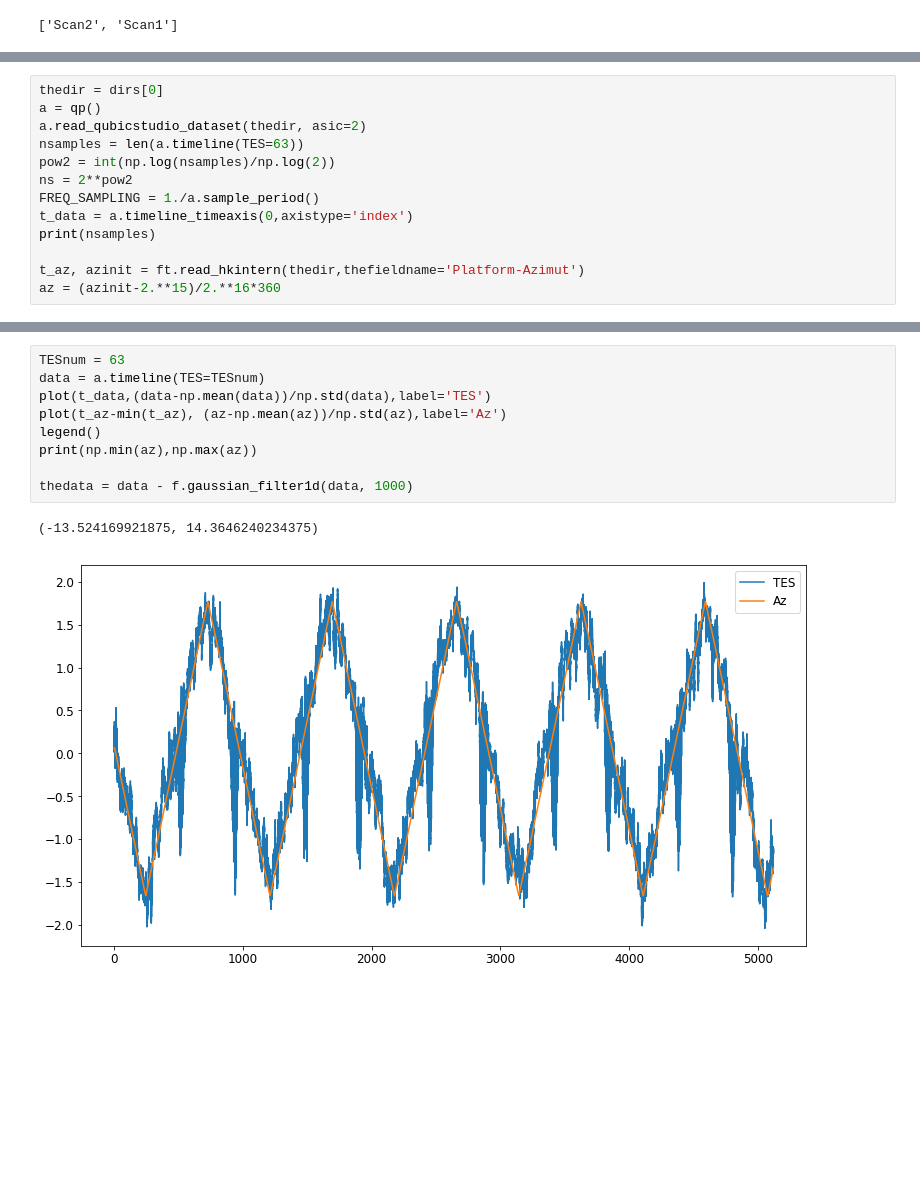
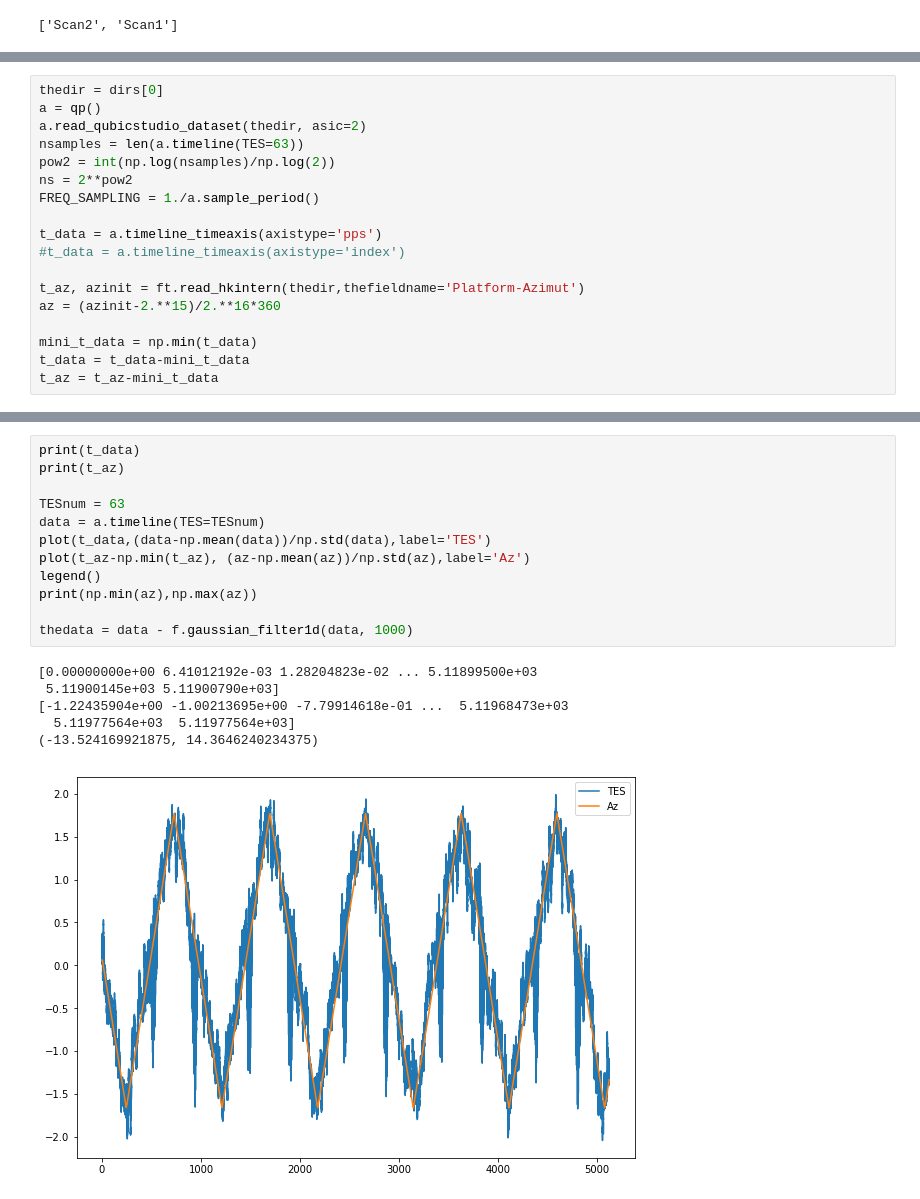
Before and after one commit to qubicsoft/qubic, a Jupyter notebook: qubic/scripts/Calibration/Continuous Scans Azimuth.ipynb, the cells around one changed output, grey strips where cells are left out. Drawn from its saved outputs; the diff is of its cells as text; blank space fills up the shorter version.

```diff
--- a/qubic/scripts/Calibration/Continuous Scans Azimuth.ipynb
+++ b/qubic/scripts/Calibration/Continuous Scans Azimuth.ipynb
@@ -47,11 +51,16 @@ nsamples = len(a.timeline(TES=63))
 pow2 = int(np.log(nsamples)/np.log(2))
 ns = 2**pow2
 FREQ_SAMPLING = 1./a.sample_period()
-t_data = a.timeline_timeaxis(0,axistype='index')
-print(nsamples)
+
+t_data = a.timeline_timeaxis(axistype='pps')
+#t_data = a.timeline_timeaxis(axistype='index')
 
 t_az, azinit = ft.read_hkintern(thedir,thefieldname='Platform-Azimut')
 az = (azinit-2.**15)/2.**16*360
+
+mini_t_data = np.min(t_data)
+t_data = t_data-mini_t_data
+t_az = t_az-mini_t_data
 # %% [output]
 Reading data for ASIC 2
 reading fits file: /qubic/Data/Calib-TD/2019-02-22/2019-02-22_16.28.01__Scan2/Sums/science-asic2-2019.02.22.162801.fits
@@ -72,15 +95,22 @@ Using TES temperature 1230.4mK
 # %%
+print(t_data)
+print(t_az)
+
 TESnum = 63
 data = a.timeline(TES=TESnum)
 plot(t_data,(data-np.mean(data))/np.std(data),label='TES')
-plot(t_az-min(t_az), (az-np.mean(az))/np.std(az),label='Az')
+plot(t_az-np.min(t_az), (az-np.mean(az))/np.std(az),label='Az')
 legend()
 print(np.min(az),np.max(az))
 
 thedata = data - f.gaussian_filter1d(data, 1000)
 # %% [output]
+[0.00000000e+00 6.41012192e-03 1.28204823e-02 ... 5.11899500e+03
+ 5.11900145e+03 5.11900790e+03]
+[-1.22435904e+00 -1.00213695e+00 -7.79914618e-01 ...  5.11968473e+03
+  5.11977564e+03  5.11977564e+03]
 (-13.524169921875, 14.3646240234375)
-[figure, old version]
+[figure, new version]
 # %%
 new_az = np.interp(t_data, t_az-min(t_az), az)
 plot(new_az, data,'b,')
```
Also changed, not shown: parts of 12 cells of this notebook, 2 other files.
